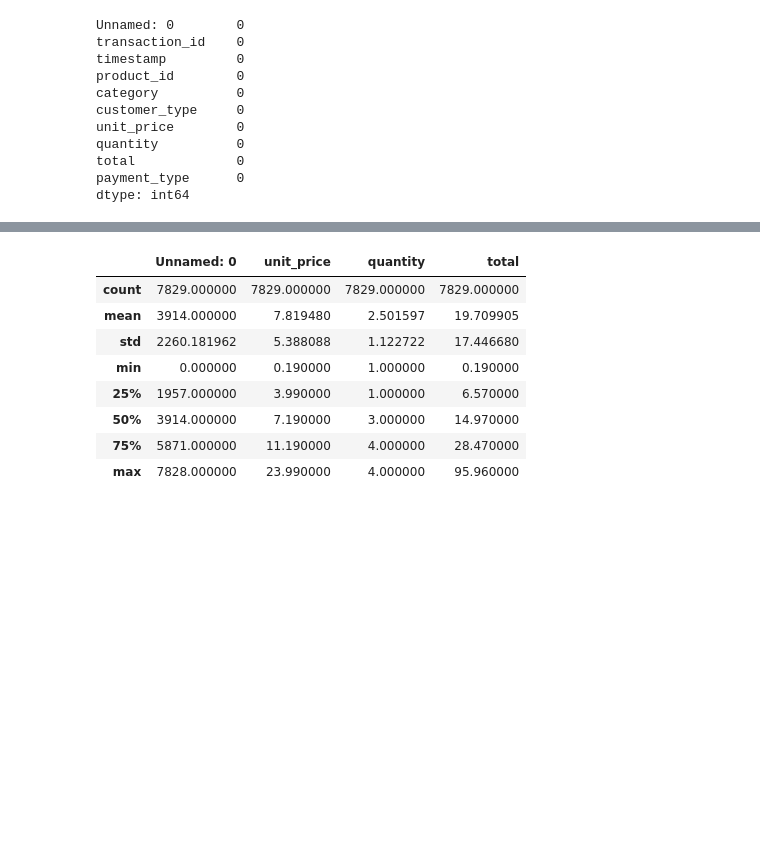
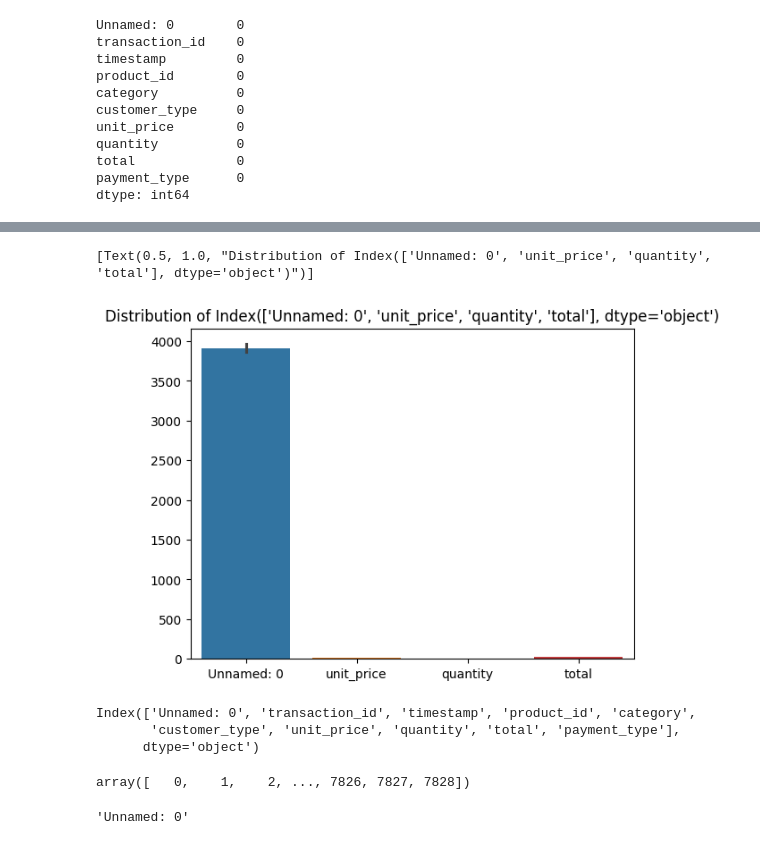
Before and after one commit to sujataprasad01/Cognizant-AI-Program-Project1, a Jupyter notebook: Cognizant_EDA.ipynb, the cells around one changed output, grey strips where cells are left out. Saved outputs shown, nothing was run; the diff lists cells and outputs as text; code cells hidden in the pictures; blank space fills up the shorter version.

```diff
--- a/Cognizant_EDA.ipynb
+++ b/Cognizant_EDA.ipynb
@@ -98,12 +92,19 @@ dtype: int64
+# %%
+sns.barplot(data).set(title=f'Distribution of {col.columns}')
+# %% [output]
+[Text(0.5, 1.0, "Distribution of Index(['Unnamed: 0', 'unit_price', 'quantity', 'total'], dtype='object')")]
+[figure, added]
 # %%
-data.describe()
+data.columns
 # %% [output]
-|  | Unnamed: 0 | unit_price | quantity | total |
-| count | 7829.000000 | 7829.000000 | 7829.000000 | 7829.000000 |
-| mean | 3914.000000 | 7.819480 | 2.501597 | 19.709905 |
-| std | 2260.181962 | 5.388088 | 1.122722 | 17.446680 |
-| min | 0.000000 | 0.190000 | 1.000000 | 0.190000 |
-| 25% | 1957.000000 | 3.990000 | 1.000000 | 6.570000 |
-| 50% | 3914.000000 | 7.190000 | 3.000000 | 14.970000 |
-| 75% | 5871.000000 | 11.190000 | 4.000000 | 28.470000 |
-| max | 7828.000000 | 23.990000 | 4.000000 | 95.960000 |
+Index(['Unnamed: 0', 'transaction_id', 'timestamp', 'product_id', 'category',
+       'customer_type', 'unit_price', 'quantity', 'total', 'payment_type'],
+      dtype='object')
+# %%
+data['Unnamed: 0'].unique()
+# %% [output]
+array([   0,    1,    2, ..., 7826, 7827, 7828])
+# %%
+data.columns[0]
+# %% [output]
+'Unnamed: 0'
```
Also changed, not shown: parts of 18 cells of this notebook.
